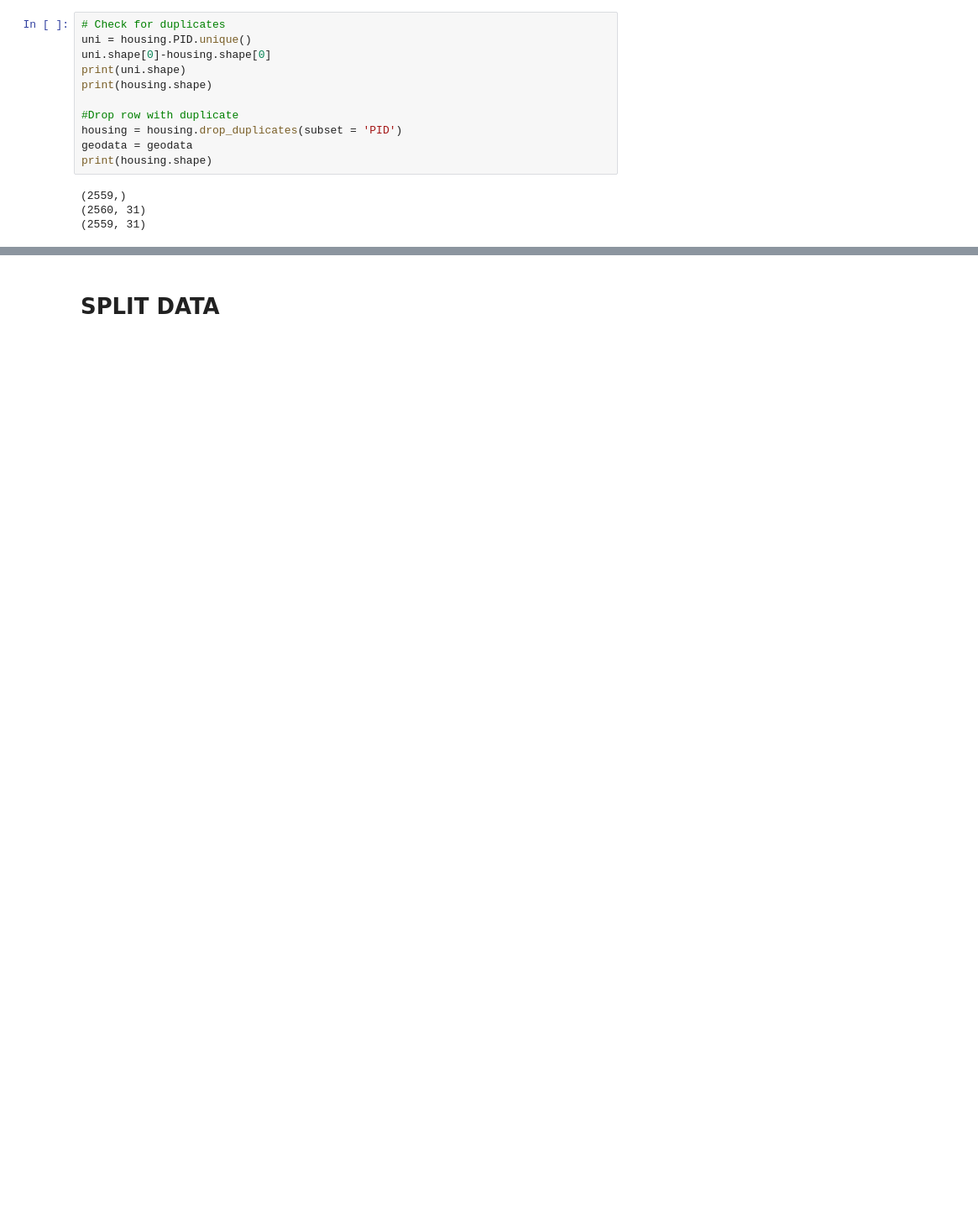
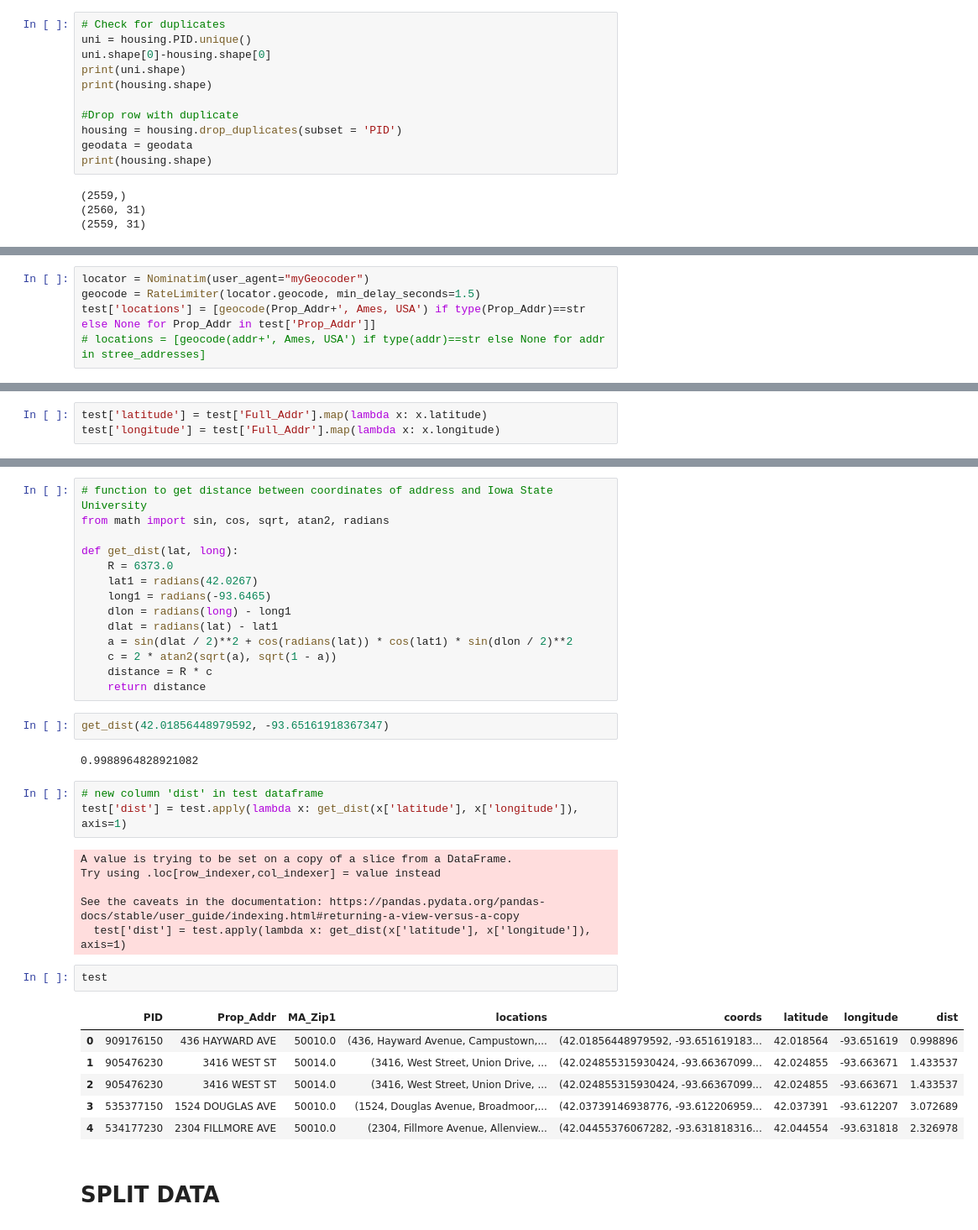
Before and after one commit to jonahsg/ML_housing_price, a Jupyter notebook: EDA_Lena.ipynb, the cells around one changed output, grey strips where cells are left out. Shown: that part at 84% size. Cells and saved outputs as stored; diff of their text form; blank space fills up the shorter version.

```diff
--- a/EDA_Lena.ipynb
+++ b/EDA_Lena.ipynb
@@ -206,0 +275,5 @@ print(housing.shape)
+# %%
+locator = Nominatim(user_agent="myGeocoder")
+geocode = RateLimiter(locator.geocode, min_delay_seconds=1.5)
+test['locations'] = [geocode(Prop_Addr+', Ames, USA') if type(Prop_Addr)==str else None for Prop_Addr in test['Prop_Addr']]
+# locations = [geocode(addr+', Ames, USA') if type(addr)==str else None for addr in stree_addresses]
@@ -206,0 +295,3 @@ print(housing.shape)
+# %%
+test['latitude'] = test['Full_Addr'].map(lambda x: x.latitude)
+test['longitude'] = test['Full_Addr'].map(lambda x: x.longitude)
@@ -207,2 +309,38 @@ print(housing.shape)
+# %%
+# function to get distance between coordinates of address and Iowa State University
+from math import sin, cos, sqrt, atan2, radians
+
+def get_dist(lat, long):
+    R = 6373.0
+    lat1 = radians(42.0267)
+    long1 = radians(-93.6465)
+    dlon = radians(long) - long1
+    dlat = radians(lat) - lat1
+    a = sin(dlat / 2)**2 + cos(radians(lat)) * cos(lat1) * sin(dlon / 2)**2
+    c = 2 * atan2(sqrt(a), sqrt(1 - a))
+    distance = R * c
+    return distance
+# %%
+get_dist(42.01856448979592, -93.65161918367347)
+# %% [output]
+0.9988964828921082
+# %%
+# new column 'dist' in test dataframe
+test['dist'] = test.apply(lambda x: get_dist(x['latitude'], x['longitude']), axis=1)
+# %% [output]
+A value is trying to be set on a copy of a slice from a DataFrame.
+Try using .loc[row_indexer,col_indexer] = value instead
+
+See the caveats in the documentation: https://pandas.pydata.org/pandas-docs/stable/user_guide/indexing.html#returning-a-view-versus-a-copy
+  test['dist'] = test.apply(lambda x: get_dist(x['latitude'], x['longitude']), axis=1)
+# %%
+test
+# %% [output]
+|  | PID | Prop_Addr | MA_Zip1 | locations | coords | latitude | longitude | dist |
+| 0 | 909176150 | 436 HAYWARD AVE | 50010.0 | (436, Hayward Avenue, Campustown,... | (42.01856448979592, -93.651619183... | 42.018564 | -93.651619 | 0.998896 |
+| 1 | 905476230 | 3416 WEST ST | 50014.0 | (3416, West Street, Union Drive, ... | (42.024855315930424, -93.66367099... | 42.024855 | -93.663671 | 1.433537 |
+| 2 | 905476230 | 3416 WEST ST | 50014.0 | (3416, West Street, Union Drive, ... | (42.024855315930424, -93.66367099... | 42.024855 | -93.663671 | 1.433537 |
+| 3 | 535377150 | 1524 DOUGLAS AVE | 50010.0 | (1524, Douglas Avenue, Broadmoor,... | (42.03739146938776, -93.612206959... | 42.037391 | -93.612207 | 3.072689 |
+| 4 | 534177230 | 2304 FILLMORE AVE | 50010.0 | (2304, Fillmore Avenue, Allenview... | (42.04455376067282, -93.631818316... | 42.044554 | -93.631818 | 2.326978 |
 # %% [markdown]
 # SPLIT DATA
```
Also changed, not shown: parts of 20 cells of this notebook.
